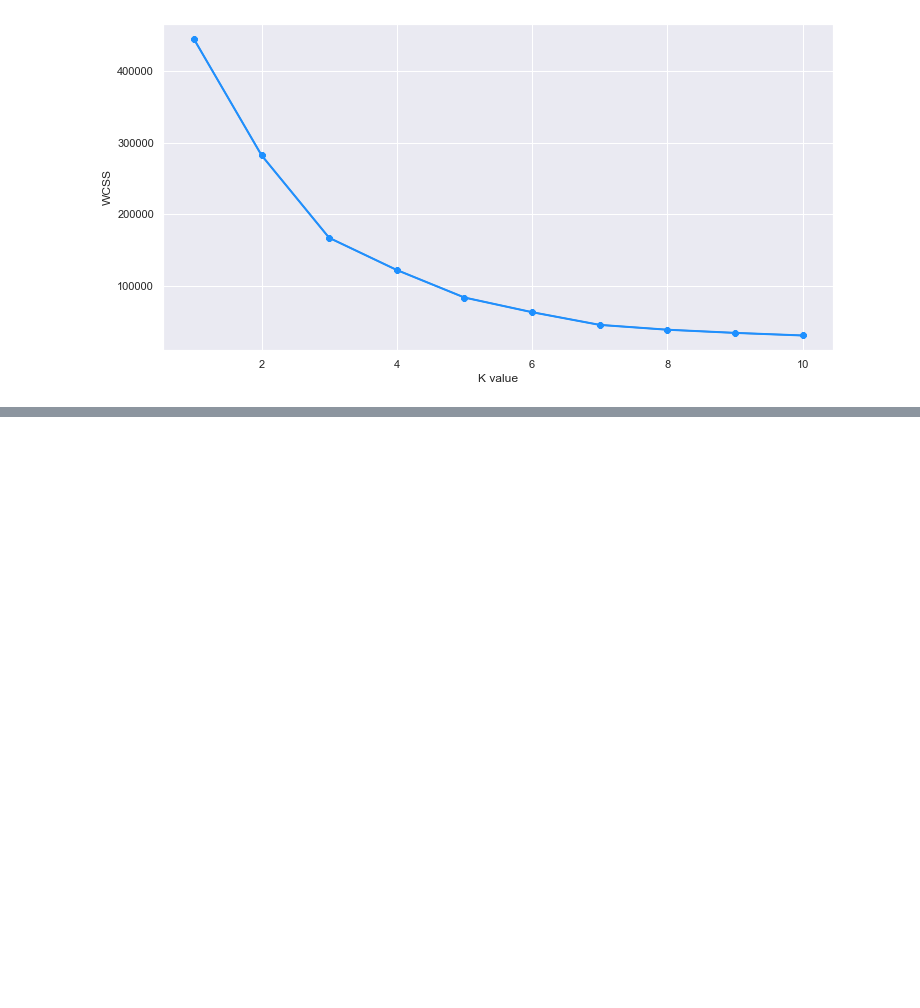
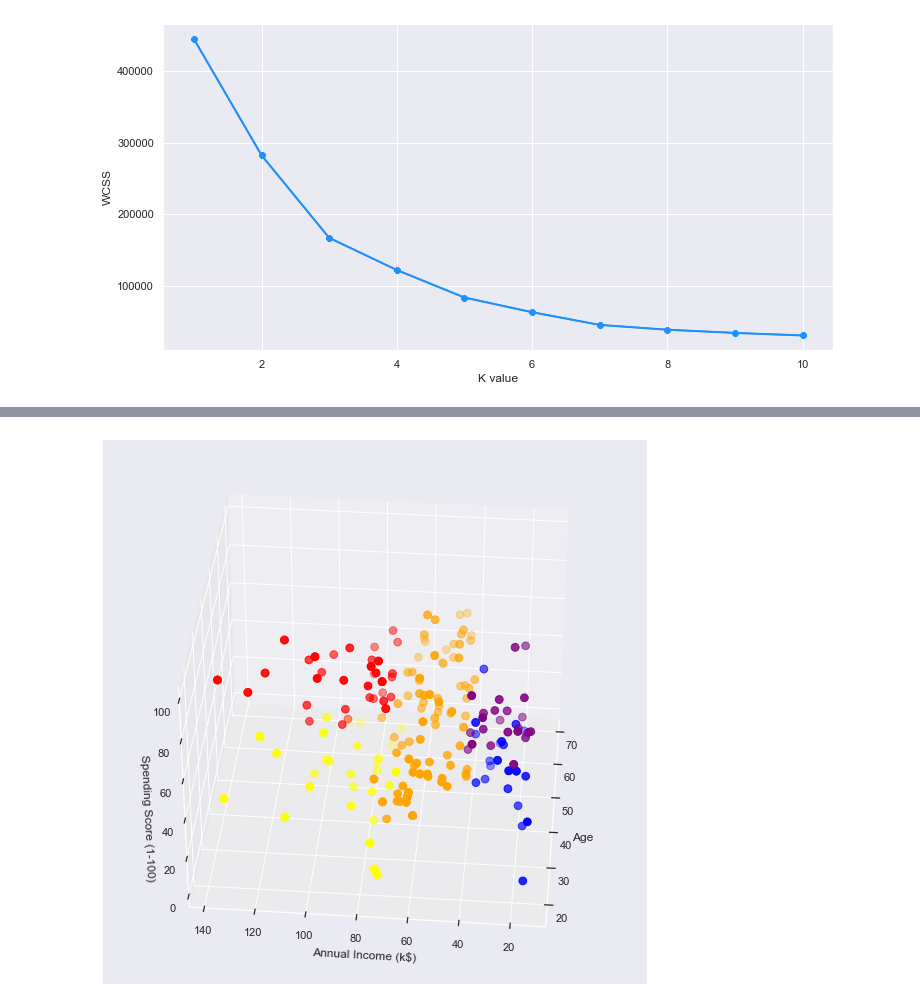
Before and after one commit to raveena69/ML-Assignment-2-G69, a Jupyter notebook: Python Code/Implemenation in Python.ipynb, the cells around one changed output, grey strips where cells are left out. Cells and saved outputs as stored; diff of their text form; code cells hidden in the pictures; blank space fills up the shorter version.

```diff
--- a/Python Code/Implemenation in Python.ipynb
+++ b/Python Code/Implemenation in Python.ipynb
@@ -143,0 +209,8 @@ plt.show()
+# %%
+#The k value which WSS starts to diminish is chosen
+km2 = KMeans(n_clusters=5)
+y2 = km.fit_predict(X2)
+df1["label"] = y2
+
+#The data with labels
+df1.head()
@@ -143,0 +224,16 @@ plt.show()
+# %%
+#3D plot of the clustering based on the 3 input features
+fig = plt.figure(figsize=(20,10))
+ax = fig.add_subplot(111, projection='3d')
+ax.scatter(df1.Age[df1.label == 0], df1["Annual Income (k$)"][df1.label == 0], df1["Spending Score (1-100)"][df1.label == 0], c='blue', s=60)
+ax.scatter(df1.Age[df1.label == 1], df1["Annual Income (k$)"][df1.label == 1], df1["Spending Score (1-100)"][df1.label == 1], c='orange', s=60)
+ax.scatter(df1.Age[df1.label == 2], df1["Annual Income (k$)"][df1.label == 2], df1["Spending Score (1-100)"][df1.label == 2], c='red', s=60)
+ax.scatter(df1.Age[df1.label == 3], df1["Annual Income (k$)"][df1.label == 3], df1["Spending Score (1-100)"][df1.label == 3], c='yellow', s=60)
+ax.scatter(df1.Age[df1.label == 4], df1["Annual Income (k$)"][df1.label == 4], df1["Spending Score (1-100)"][df1.label == 4], c='purple', s=60)
+ax.view_init(35, 185)
+plt.xlabel("Age")
+plt.ylabel("Annual Income (k$)")
+ax.set_zlabel('Spending Score (1-100)')
+plt.show()
+# %% [output]
+[figure, added]
```
Also changed, not shown: parts of 14 cells of this notebook.
